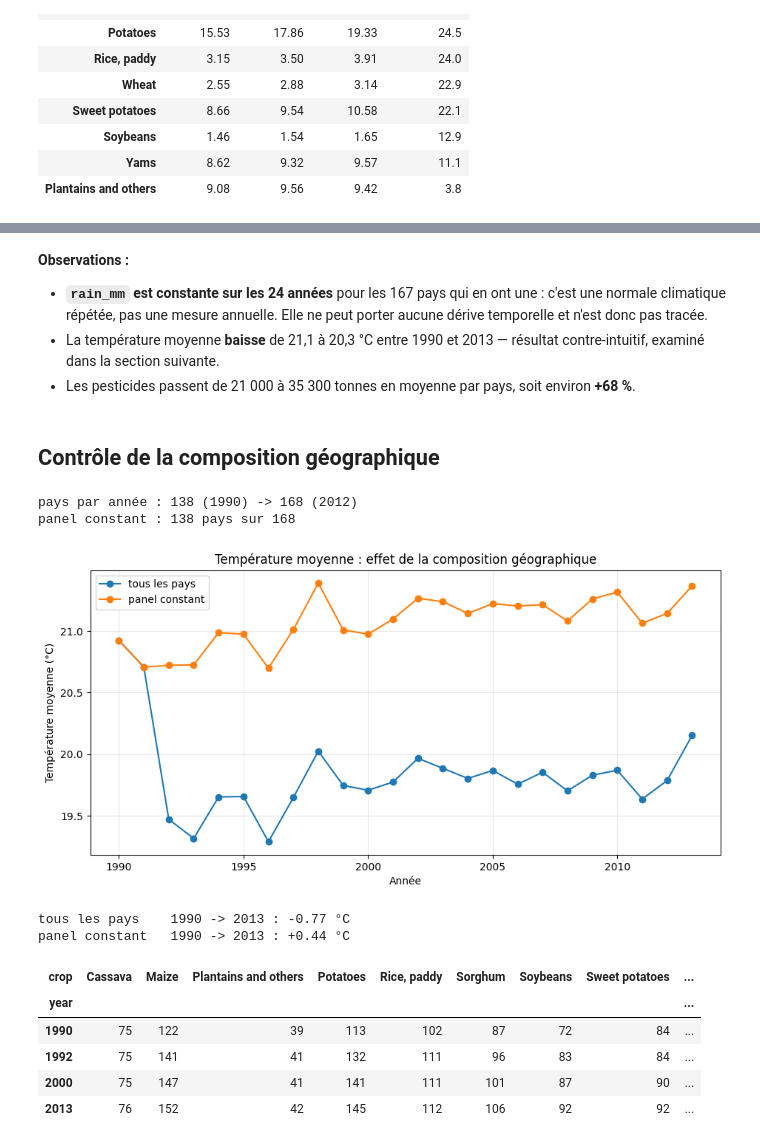
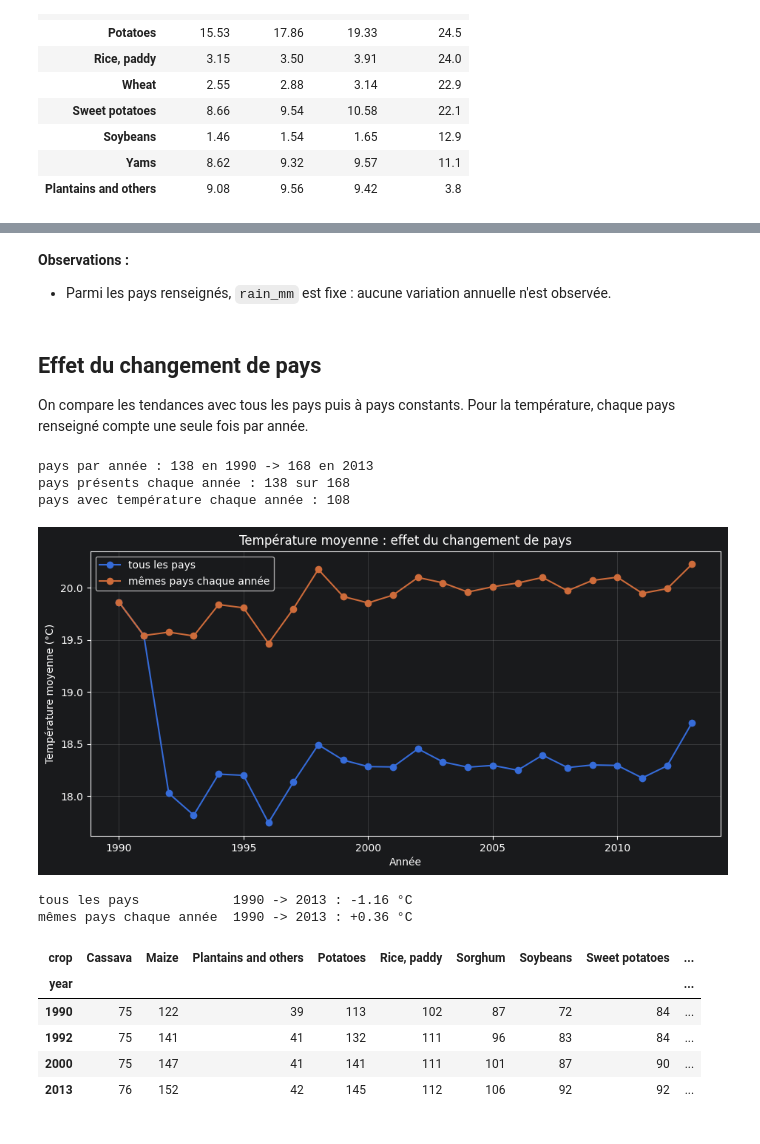
Before and after one commit to justinetct/oc_project12_agritech, a Jupyter notebook: notebooks/03_eda_crop_yield_prediction.ipynb, the cells around one changed output, grey strips where cells are left out. Saved outputs shown, nothing was run; the diff lists cells and outputs as text; code cells hidden in the pictures.

```diff
--- a/notebooks/03_eda_crop_yield_prediction.ipynb
+++ b/notebooks/03_eda_crop_yield_prediction.ipynb
@@ -999,45 +978,54 @@ dont une seule valeur sur les 24 ans : 167
 # %% [markdown]
 **Observations :**
 
-- **`rain_mm` est constante sur les 24 années** pour les 167 pays qui en ont une : c'est une normale climatique répétée, pas une mesure annuelle. Elle ne peut porter aucune dérive temporelle et n'est donc pas tracée.
-- La température moyenne **baisse** de 21,1 à 20,3 °C entre 1990 et 2013 — résultat contre-intuitif, examiné dans la section suivante.
-- Les pesticides passent de 21 000 à 35 300 tonnes en moyenne par pays, soit environ **+68 %**.
+- Parmi les pays renseignés, `rain_mm` est fixe : aucune variation annuelle n'est observée.
 # %% [markdown]
-## Contrôle de la composition géographique
+## Effet du changement de pays
+
+On compare les tendances avec tous les pays puis à pays constants.
+Pour la température, chaque pays renseigné compte une seule fois par année.
 # %%
 pays_par_an = prefusion.groupby("year")["iso3"].nunique()
-print(f"pays par année : {pays_par_an.min()} ({pays_par_an.idxmin()}) -> "
-      f"{pays_par_an.max()} ({pays_par_an.idxmax()})")
+print(f"pays par année : {pays_par_an[1990]} en 1990 -> {pays_par_an[2013]} en 2013")
 
-# Panel constant : pays présents toutes les années de la période
+# Pays présents toutes les années de 1990 à 2013
 stables = (
     prefusion.groupby("iso3")["year"].nunique()
     .pipe(lambda s: s[s == prefusion["year"].nunique()].index)
 )
-panel = prefusion[prefusion["iso3"].isin(stables)]
-print(f"panel constant : {len(stables)} pays sur {prefusion['iso3'].nunique()}")
+memes_pays = prefusion[prefusion["iso3"].isin(stables)]
+print(f"pays présents chaque année : {len(stables)} sur {prefusion['iso3'].nunique()}")
+
+temperature_pays = prefusion[["iso3", "year", "avg_temp"]].drop_duplicates(["iso3", "year"])
+temperature_pays = temperature_pays.dropna(subset=["avg_temp"])
+nb_annees = prefusion["year"].nunique()
+couverture_temperature = temperature_pays.groupby("iso3")["year"].nunique()
+pays_temperature = couverture_temperature[couverture_temperature == nb_annees].index
+temperature_stable = temperature_pays[temperature_pays["iso3"].isin(pays_temperature)]
+print(f"pays avec température chaque année : {len(pays_temperature)}")
 
 comparaison = pd.DataFrame({
-    "tous les pays": prefusion.groupby("year")["avg_temp"].mean(),
-    "panel constant": panel.groupby("year")["avg_temp"].mean(),
+    "tous les pays": temperature_pays.groupby("year")["avg_temp"].mean(),
+    "mêmes pays chaque année": temperature_stable.groupby("year")["avg_temp"].mean(),
 })
 
 ax = comparaison.plot(figsize=(11, 5), marker="o")
 ax.set_xlabel("Année")
 ax.set_ylabel("Température moyenne (°C)")
-ax.set_title("Température moyenne : effet de la composition géographique")
+ax.set_title("Température moyenne : effet du changement de pays")
 ax.grid(alpha=0.3)
 plt.show()
 
 for colonne in comparaison:
     ecart = comparaison[colonne].loc[2013] - comparaison[colonne].loc[1990]
-    print(f"{colonne:16} 1990 -> 2013 : {ecart:+.2f} °C")
+    print(f"{colonne:24} 1990 -> 2013 : {ecart:+.2f} °C")
 # %% [output]
-pays par année : 138 (1990) -> 168 (2012)
-panel constant : 138 pays sur 168
+pays par année : 138 en 1990 -> 168 en 2013
+pays présents chaque année : 138 sur 168
+pays avec température chaque année : 108
-[figure, old version]
+[figure, new version]
-tous les pays    1990 -> 2013 : -0.77 °C
-panel constant   1990 -> 2013 : +0.44 °C
+tous les pays            1990 -> 2013 : -1.16 °C
+mêmes pays chaque année  1990 -> 2013 : +0.36 °C
 # %%
 # Le nombre de pays déclarants par culture est-il stable ?
 prefusion.pivot_table(index="year", columns="crop", values="iso3", aggfunc="nunique").loc[[1990, 1992, 2000, 2013]]
```
Also changed, not shown: parts of 53 cells of this notebook, 7 other files.
